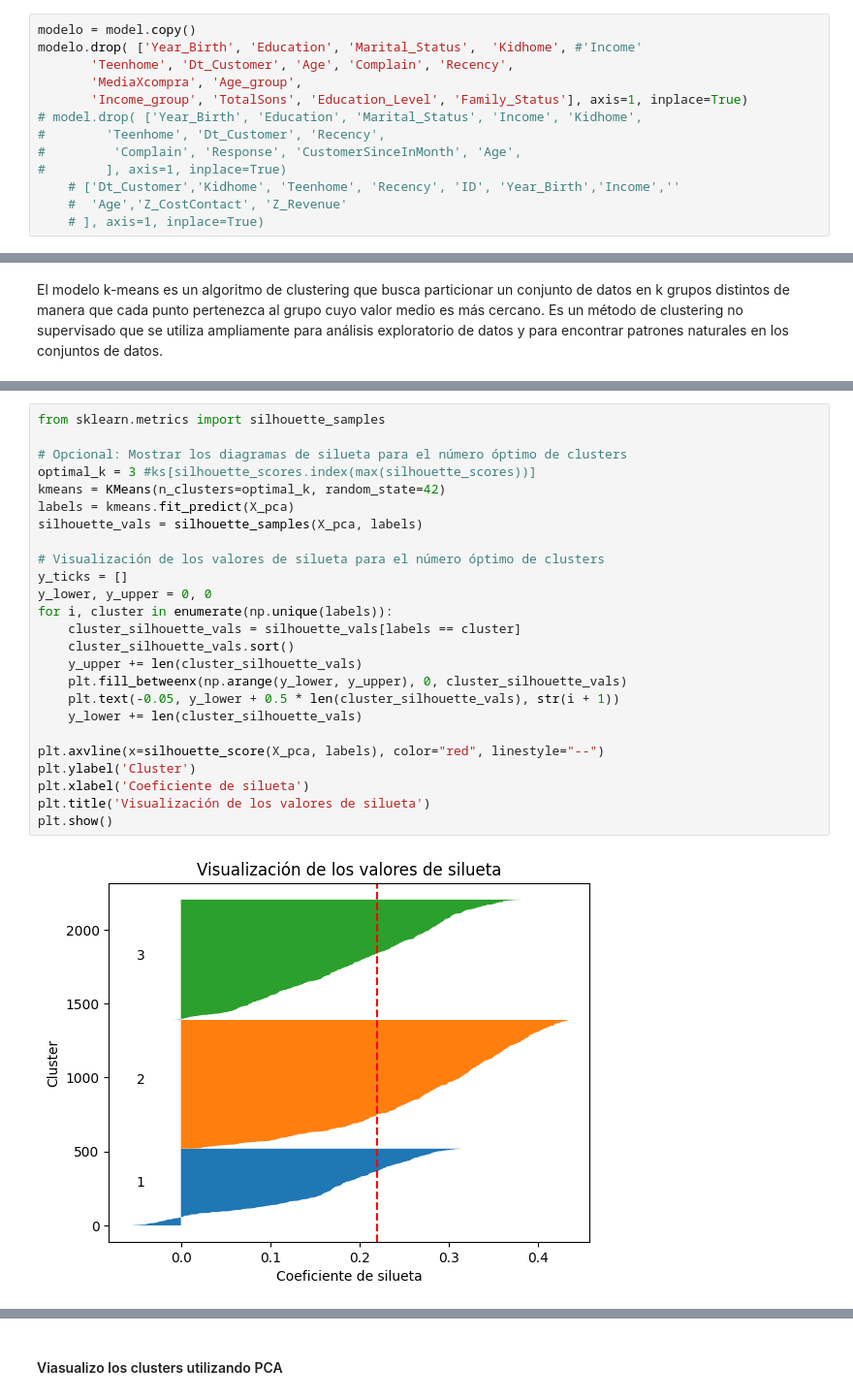
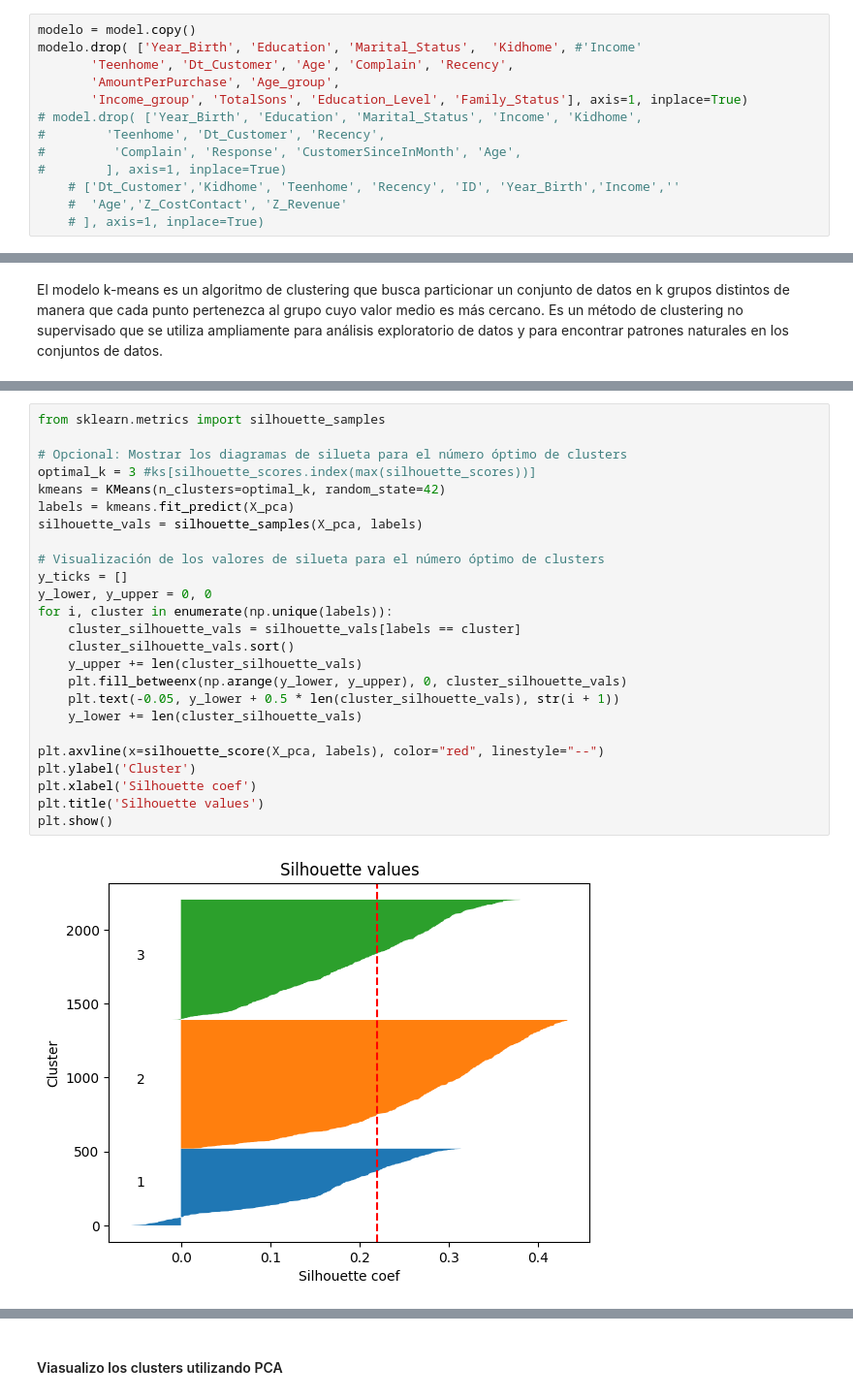
Before and after one commit to ChiaraTot/ML_Marketing-Campaign, a Jupyter notebook: src/results_notebook/Modelado.ipynb, the cells around one changed output, grey strips where cells are left out. Shown at 97% size. Cells and saved outputs as stored; diff of their text form.

```diff
--- a/src/results_notebook/Modelado.ipynb
+++ b/src/results_notebook/Modelado.ipynb
@@ -288,7 +276,7 @@ Index(['Year_Birth', 'Education', 'Marital_Status', 'Income', 'Kidhome',
 modelo = model.copy()
 modelo.drop( ['Year_Birth', 'Education', 'Marital_Status',  'Kidhome', #'Income'
        'Teenhome', 'Dt_Customer', 'Age', 'Complain', 'Recency',
-       'MediaXcompra', 'Age_group',
+       'AmountPerPurchase', 'Age_group',
        'Income_group', 'TotalSons', 'Education_Level', 'Family_Status'], axis=1, inplace=True)
 # model.drop( ['Year_Birth', 'Education', 'Marital_Status', 'Income', 'Kidhome',
 #        'Teenhome', 'Dt_Customer', 'Recency',
@@ -490,27 +487,27 @@ Para mayor eficacia y segmentation y tener clusters mas reducidos, se elige k=3
 # %%
 from sklearn.metrics import silhouette_samples
 
 # Opcional: Mostrar los diagramas de silueta para el número óptimo de clusters
 optimal_k = 3 #ks[silhouette_scores.index(max(silhouette_scores))]
 kmeans = KMeans(n_clusters=optimal_k, random_state=42)
 labels = kmeans.fit_predict(X_pca)
 silhouette_vals = silhouette_samples(X_pca, labels)
 
 # Visualización de los valores de silueta para el número óptimo de clusters
 y_ticks = []
 y_lower, y_upper = 0, 0
 for i, cluster in enumerate(np.unique(labels)):
     cluster_silhouette_vals = silhouette_vals[labels == cluster]
     cluster_silhouette_vals.sort()
     y_upper += len(cluster_silhouette_vals)
     plt.fill_betweenx(np.arange(y_lower, y_upper), 0, cluster_silhouette_vals)
     plt.text(-0.05, y_lower + 0.5 * len(cluster_silhouette_vals), str(i + 1))
     y_lower += len(cluster_silhouette_vals)
 
 plt.axvline(x=silhouette_score(X_pca, labels), color="red", linestyle="--")
 plt.ylabel('Cluster')
-plt.xlabel('Coeficiente de silueta')
-plt.title('Visualización de los valores de silueta')
+plt.xlabel('Silhouette coef')
+plt.title('Silhouette values')
 plt.show()
 # %% [output]
-[figure, old version]
+[figure, new version]
```
Also changed, not shown: parts of 69 cells of this notebook, 2 other files.
